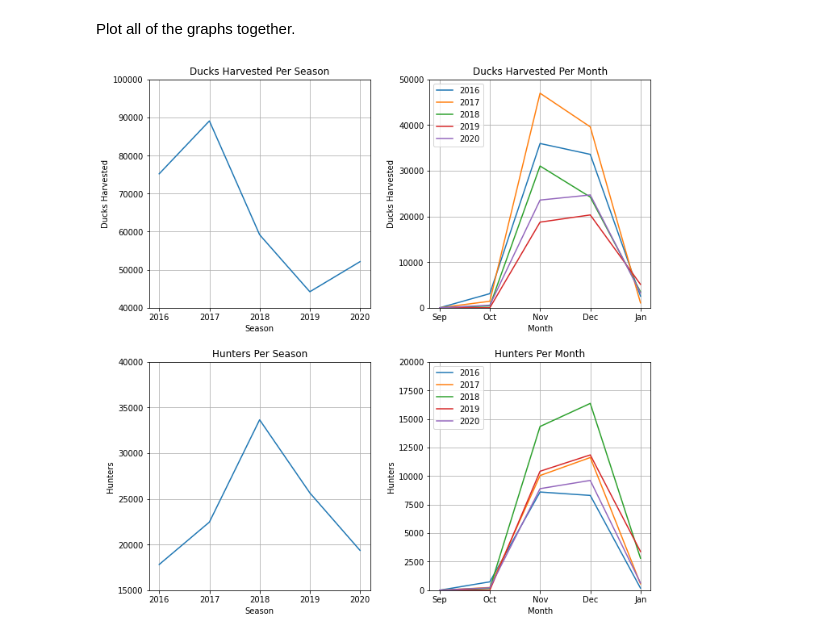
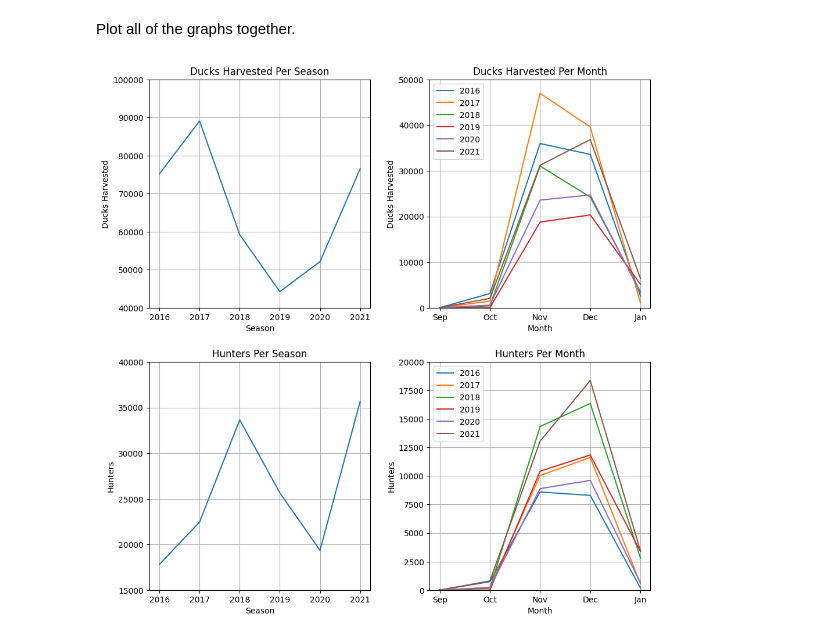
Before and after one commit to lum8rjack/MOWHarvester, a Jupyter notebook: HarvestData.ipynb, the cells around one changed output. Drawn from its saved outputs; the diff is of its cells as text; code cells hidden in the pictures.

```diff
--- a/HarvestData.ipynb
+++ b/HarvestData.ipynb
@@ -261,6 +271,7 @@ months17 = np.zeros(12)
 months18 = np.zeros(12)
 months19 = np.zeros(12)
 months20 = np.zeros(12)
+months21 = np.zeros(12)
 
 index = 0
 for rd in temp2["Season"]:
@@ -280,6 +291,8 @@ for rd in temp2["Season"]:
         months19[m-1] += ducks
     elif year == 2020:
         months20[m-1] += ducks
+    elif year == 2021:
+        months21[m-1] += ducks
     else:
         continue
 
@@ -321,6 +334,7 @@ hmonths17 = np.zeros(12)
 hmonths18 = np.zeros(12)
 hmonths19 = np.zeros(12)
 hmonths20 = np.zeros(12)
+hmonths21 = np.zeros(12)
 
 index = 0
 for rd in temp2["Season"]:
@@ -340,6 +354,8 @@ for rd in temp2["Season"]:
         hmonths19[m-1] += hunters
     elif year == 2020:
         hmonths20[m-1] += hunters
+    elif year == 2021:
+        hmonths21[m-1] += hunters
     else:
         continue
 
@@ -380,8 +396,8 @@ Create a graph of the ducks killed per season.
 # import the matplotlib library to create graphs
 import matplotlib.pyplot as plt
 
-years = ["2016","2017","2018","2019","2020"]
-dh = [y2016,y2017,y2018,y2019,y2020]
+years = ["2016","2017","2018","2019","2020", "2021"]
+dh = [y2016,y2017,y2018,y2019,y2020, y2021]
 
 plt.axis([None, None, 30000, 100000])
 plt.title('Ducks Harvested Per Season')
@@ -426,8 +443,8 @@ plt.savefig('media/ducks_per_month.png', facecolor='white')
 # %% [markdown]
 Create a graph of the hunters per season.
 # %%
-hy = ["2016","2017","2018","2019","2020"]
-hdh = [hy2016,hy2017,hy2018,hy2019,hy2020]
+hy = ["2016","2017","2018","2019","2020", "2021"]
+hdh = [hy2016,hy2017,hy2018,hy2019,hy2020, hy2021]
 
 plt.axis([None, None, 15000, 40000])
 plt.title('Hunters Per Season')
@@ -490,35 +508,37 @@ axis[0, 1].plot(m, np.append(months17[8:], months17[0:1]), label="2017")
 axis[0, 1].plot(m, np.append(months18[8:], months18[0:1]), label="2018")
 axis[0, 1].plot(m, np.append(months19[8:], months19[0:1]), label="2019")
 axis[0, 1].plot(m, np.append(months20[8:], months20[0:1]), label="2020")
+axis[0, 1].plot(m, np.append(months21[8:], months21[0:1]), label="2021")
 axis[0, 1].grid(True)
 axis[0, 1].legend(loc="upper left")
 
 # hunters per season
 axis[1, 0].axis([None, None, 15000, 40000])
 axis[1, 0].set_title('Hunters Per Season')
 axis[1, 0].set_xlabel('Season')
 axis[1, 0].set_ylabel('Hunters')
 axis[1, 0].plot(hy, hdh)
 axis[1, 0].grid(True)
 
 # hunters per month
 axis[1, 1].axis([None, None, 0, 20000])
 axis[1, 1].set_title('Hunters Per Month')
 axis[1, 1].set_xlabel('Month')
 axis[1, 1].set_ylabel('Hunters')
 axis[1, 1].plot(m, np.append(hmonths16[8:], hmonths16[0:1]), label="2016")
 axis[1, 1].plot(m, np.append(hmonths17[8:], hmonths17[0:1]), label="2017")
 axis[1, 1].plot(m, np.append(hmonths18[8:], hmonths18[0:1]), label="2018")
 axis[1, 1].plot(m, np.append(hmonths19[8:], hmonths19[0:1]), label="2019")
 axis[1, 1].plot(m, np.append(hmonths20[8:], hmonths20[0:1]), label="2020")
+axis[1, 1].plot(m, np.append(hmonths21[8:], hmonths21[0:1]), label="2021")
 axis[1, 1].grid(True)
 axis[1, 1].legend(loc="upper left")
 
 figure.set_figheight(10)
 figure.set_figwidth(10)
 figure.tight_layout(pad=2.0)
 
 # show and save the graph
 plt.savefig('media/graphs.png', facecolor='white')
 # %% [output]
-[figure, old version]
+[figure, new version]
```
Also changed, not shown: parts of 9 cells of this notebook, 20 other files.
